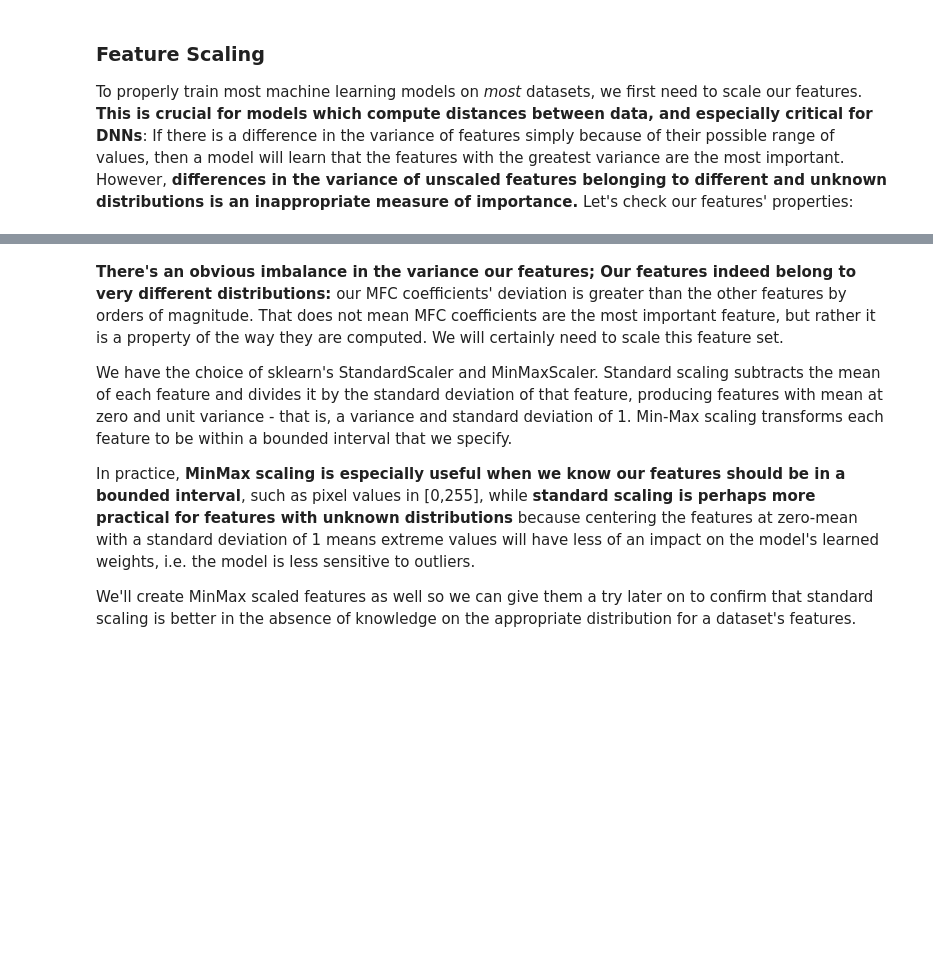
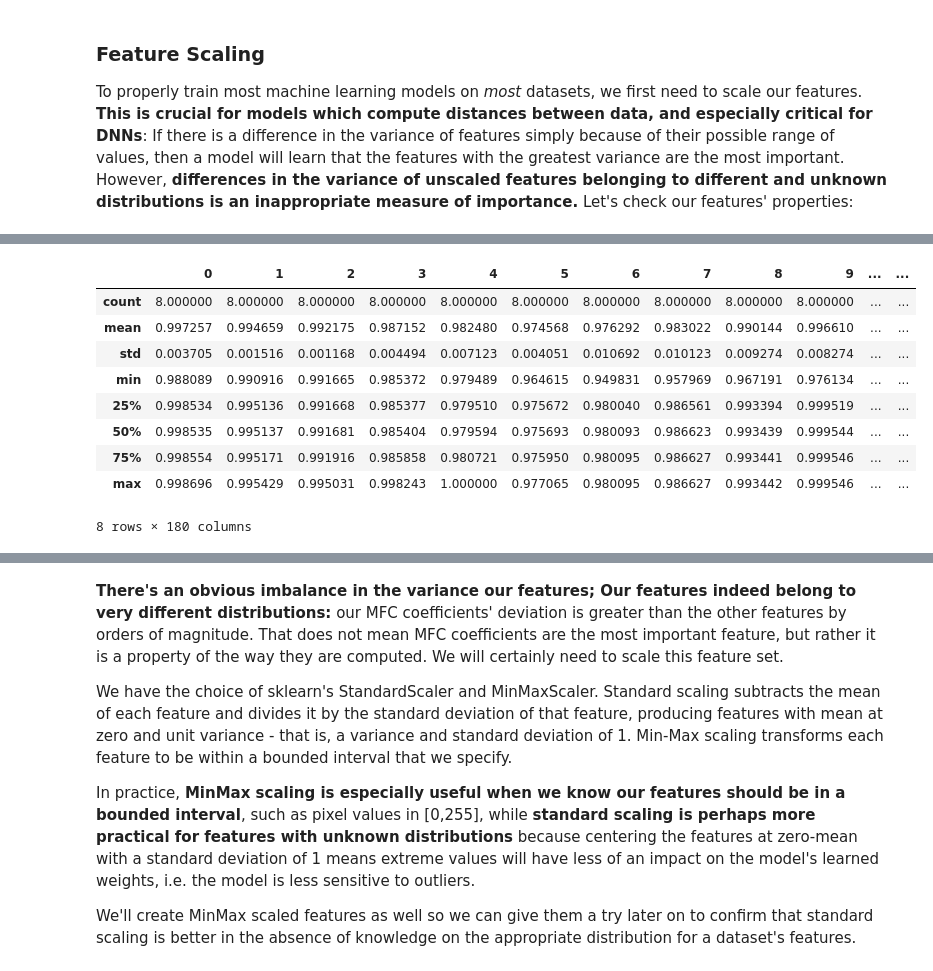
Before and after one commit to Walloppro/Week3-ClassicML, a Jupyter notebook: Week_3_MachineLearning.ipynb, the cells around one changed output, grey strips where cells are left out. Saved outputs shown, nothing was run; the diff lists cells and outputs as text; code cells hidden in the pictures; blank space fills up the shorter version.

```diff
--- a/Week_3_MachineLearning.ipynb
+++ b/Week_3_MachineLearning.ipynb
@@ -286,0 +388,13 @@ features.describe()
+# %%
+myfeatures.describe()
+# %% [output]
+|  | 0 | 1 | 2 | 3 | 4 | 5 | 6 | 7 | 8 | 9 | ... | ... |
+| count | 8.000000 | 8.000000 | 8.000000 | 8.000000 | 8.000000 | 8.000000 | 8.000000 | 8.000000 | 8.000000 | 8.000000 | ... | ... |
+| mean | 0.997257 | 0.994659 | 0.992175 | 0.987152 | 0.982480 | 0.974568 | 0.976292 | 0.983022 | 0.990144 | 0.996610 | ... | ... |
+| std | 0.003705 | 0.001516 | 0.001168 | 0.004494 | 0.007123 | 0.004051 | 0.010692 | 0.010123 | 0.009274 | 0.008274 | ... | ... |
+| min | 0.988089 | 0.990916 | 0.991665 | 0.985372 | 0.979489 | 0.964615 | 0.949831 | 0.957969 | 0.967191 | 0.976134 | ... | ... |
+| 25% | 0.998534 | 0.995136 | 0.991668 | 0.985377 | 0.979510 | 0.975672 | 0.980040 | 0.986561 | 0.993394 | 0.999519 | ... | ... |
+| 50% | 0.998535 | 0.995137 | 0.991681 | 0.985404 | 0.979594 | 0.975693 | 0.980093 | 0.986623 | 0.993439 | 0.999544 | ... | ... |
+| 75% | 0.998554 | 0.995171 | 0.991916 | 0.985858 | 0.980721 | 0.975950 | 0.980095 | 0.986627 | 0.993441 | 0.999546 | ... | ... |
+| max | 0.998696 | 0.995429 | 0.995031 | 0.998243 | 1.000000 | 0.977065 | 0.980095 | 0.986627 | 0.993442 | 0.999546 | ... | ... |
+8 rows × 180 columns
```
Also changed, not shown: parts of 27 cells of this notebook.
